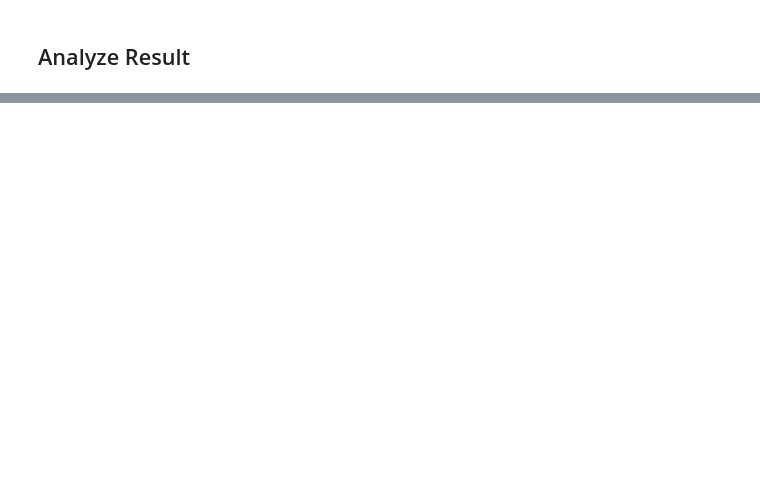
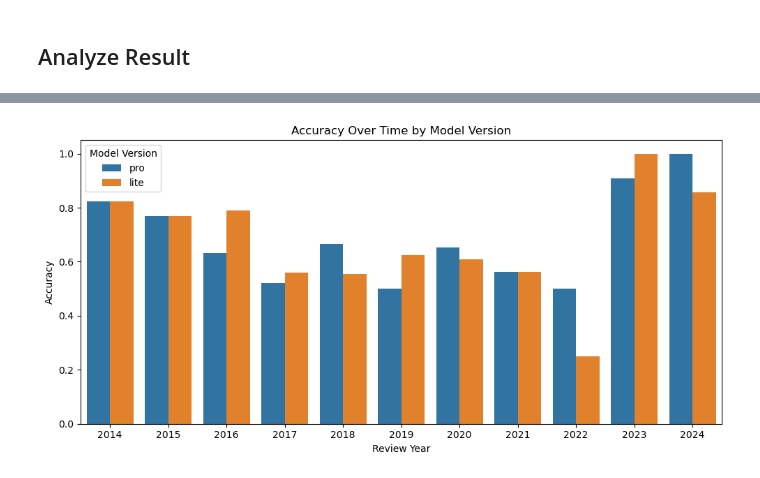
Before and after one commit to hyesunyun/LLMHealthFramingEffect, a Jupyter notebook: code/evaluate_medevidence.ipynb, the cells around one changed output, grey strips where cells are left out. Drawn from its saved outputs; the diff is of its cells as text; code cells hidden in the pictures; blank space fills up the shorter version.

```diff
--- a/code/evaluate_medevidence.ipynb
+++ b/code/evaluate_medevidence.ipynb
@@ -276,23 +382,32 @@ plt.show()
 # %%
-# seaborn bar plot of accuracy over time based on review_year
+# seaborn bar plot of accuracy over time based on review_year, per model version
+accuracy_by_year_data = []
+for model_version in model_versions:
+    accuracy_by_year = {}
+    for row in data:
+        if f"gemini_output_{model_version}" in row and row["answer"] in valid_outputs:
+            review_year = row["review_year"]
+            if review_year not in accuracy_by_year:
+                accuracy_by_year[review_year] = {"tp": 0, "total": 0}
+            accuracy_by_year[review_year]["total"] += 1
+            if row[f"gemini_output_{model_version}"] == row["answer"]:
+                accuracy_by_year[review_year]["tp"] += 1
+    for year, counts in accuracy_by_year.items():
+        accuracy_by_year_data.append({
+            "review_year": year,
+            "accuracy": counts["tp"] / counts["total"] if counts["total"] > 0 else 0.0,
+            "model": model_version
+        })
 
-accuracy_by_year = {}
-for row in data:
-    if "gemini_output" in row and row["answer"] in valid_outputs:
-        review_year = row["review_year"]
-        if review_year not in accuracy_by_year:
-            accuracy_by_year[review_year] = {"tp": 0, "total": 0}
-        accuracy_by_year[review_year]["total"] += 1
-        if row["gemini_output"] == row["answer"]:
-            accuracy_by_year[review_year]["tp"] += 1
+results_df = pd.DataFrame(accuracy_by_year_data)
 
-results_df = pd.DataFrame([
-    {"review_year": year, "accuracy": counts["tp"] / counts["total"] if counts["total"] > 0 else 0.0, "model": "gemini-2.5"}
-     for year, counts in accuracy_by_year.items()
-])
-
-sns.barplot(x='review_year', y='accuracy', hue='model', data=results_df)
-plt.title('Accuracy Over Time by Model')
-plt.xlabel('Review Year')
-plt.ylabel('Accuracy')
+plt.figure(figsize=(10, 5))
+sns.barplot(x="review_year", y="accuracy", hue="model", data=results_df)
+plt.title("Accuracy Over Time by Model Version")
+plt.xlabel("Review Year")
+plt.ylabel("Accuracy")
+plt.legend(title="Model Version")
+plt.tight_layout()
 plt.show()
+# %% [output]
+[figure, added]
```
Also changed, not shown: parts of 19 cells of this notebook, 14 other files.
